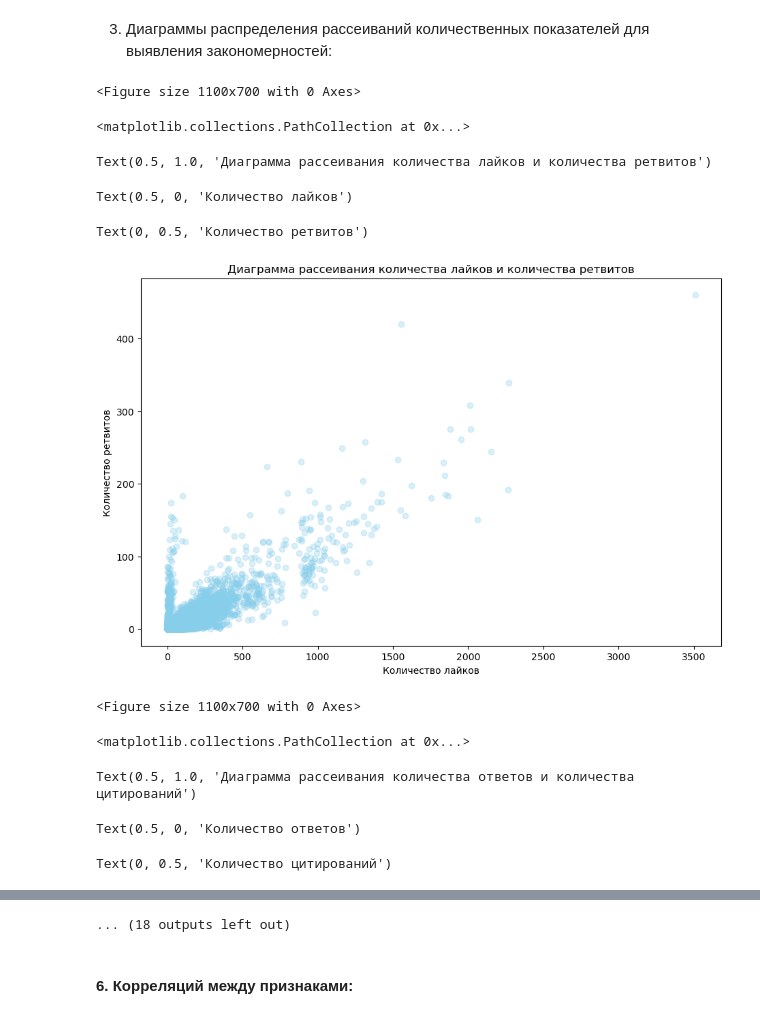
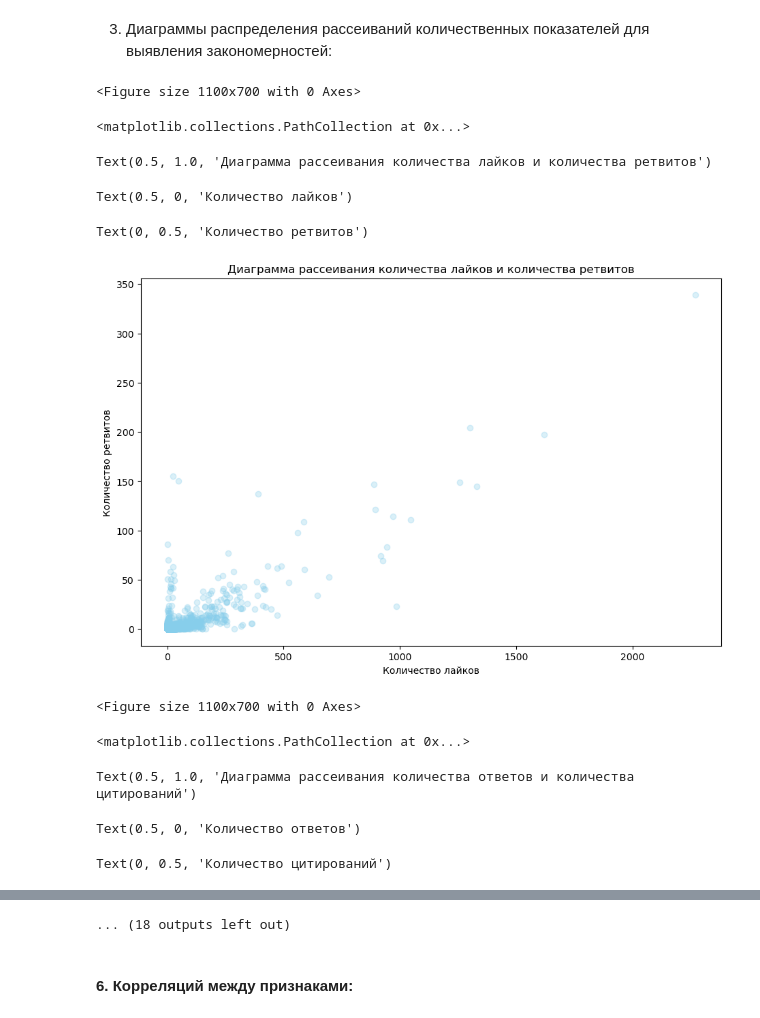
Before and after one commit to TDitS/SOBD2023, a Jupyter notebook: lab1.ipynb, the cells around one changed output, grey strips where cells are left out. Cells and saved outputs as stored; diff of their text form; code cells hidden in the pictures.

```diff
--- a/lab1.ipynb
+++ b/lab1.ipynb
@@ -518,12 +519,14 @@ Text(0.5, 1.0, 'Является ли пост ретвитом:')
 # %% [markdown]
 3. Диаграммы распределения рассеиваний количественных показателей для выявления закономерностей:
 # %%
-follower_counts = df.select('follower_count').collect()
-following_counts = df.select('following_count').collect()
-reply_counts = df.select('reply_count').collect()
-quote_counts = df.select('quote_count').collect()
-like_counts = df.select('like_count').collect()
-retweet_counts = df.select('retweet_count').collect()
+sampled_df = df.sample(False, 0.1, seed=42)
+
+follower_counts = sampled_df.select('follower_count').collect()
+following_counts = sampled_df.select('following_count').collect()
+reply_counts = sampled_df.select('reply_count').collect()
+quote_counts = sampled_df.select('quote_count').collect()
+like_counts = sampled_df.select('like_count').collect()
+retweet_counts = sampled_df.select('retweet_count').collect()
 
 # Построение диаграммы рассеяния
 plt.figure(figsize=(11, 7))
@@ -543,34 +546,34 @@ plt.show()
 
 # Построение диаграммы рассеяния
 plt.figure(figsize=(11, 7))
 plt.scatter([x['follower_count'] for x in follower_counts], [x['following_count'] for x in following_counts], alpha=0.3, color='lightcoral')
 plt.title('Диаграмма рассеивания подписок лайков и количества подписчиков')
 plt.xlabel('Количество подписок')
 plt.ylabel('Количество подписчиков')
 plt.show()
 
 # Построение диаграммы рассеяния
 plt.figure(figsize=(11, 7))
 plt.scatter([x['follower_count'] for x in follower_counts], [x['like_count'] for x in like_counts], alpha=0.3, color='orange')
 plt.title('Диаграмма рассеивания количества подписчиков и количества лайков')
 plt.xlabel('Количество подписчиков')
 plt.ylabel('Количество лайков')
 plt.show()
 
 # Построение диаграммы рассеяния
 plt.figure(figsize=(11, 7))
 plt.scatter([x['like_count'] for x in like_counts], [x['reply_count'] for x in reply_counts], alpha=0.3, color='pink')
 plt.title('Диаграмма рассеивания количества лайков и количества ответов')
 plt.xlabel('Количество лайков')
 plt.ylabel('Количество ответов')
 plt.show()
 # %% [output]
 <Figure size 1100x700 with 0 Axes>
 <matplotlib.collections.PathCollection at 0x...>
 Text(0.5, 1.0, 'Диаграмма рассеивания количества лайков и количества ретвитов')
 Text(0.5, 0, 'Количество лайков')
 Text(0, 0.5, 'Количество ретвитов')
-[figure, old version]
+[figure, new version]
 <Figure size 1100x700 with 0 Axes>
 <matplotlib.collections.PathCollection at 0x...>
 Text(0.5, 1.0, 'Диаграмма рассеивания количества ответов и количества цитирований')
```
Also changed, not shown: parts of 3 cells of this notebook.
